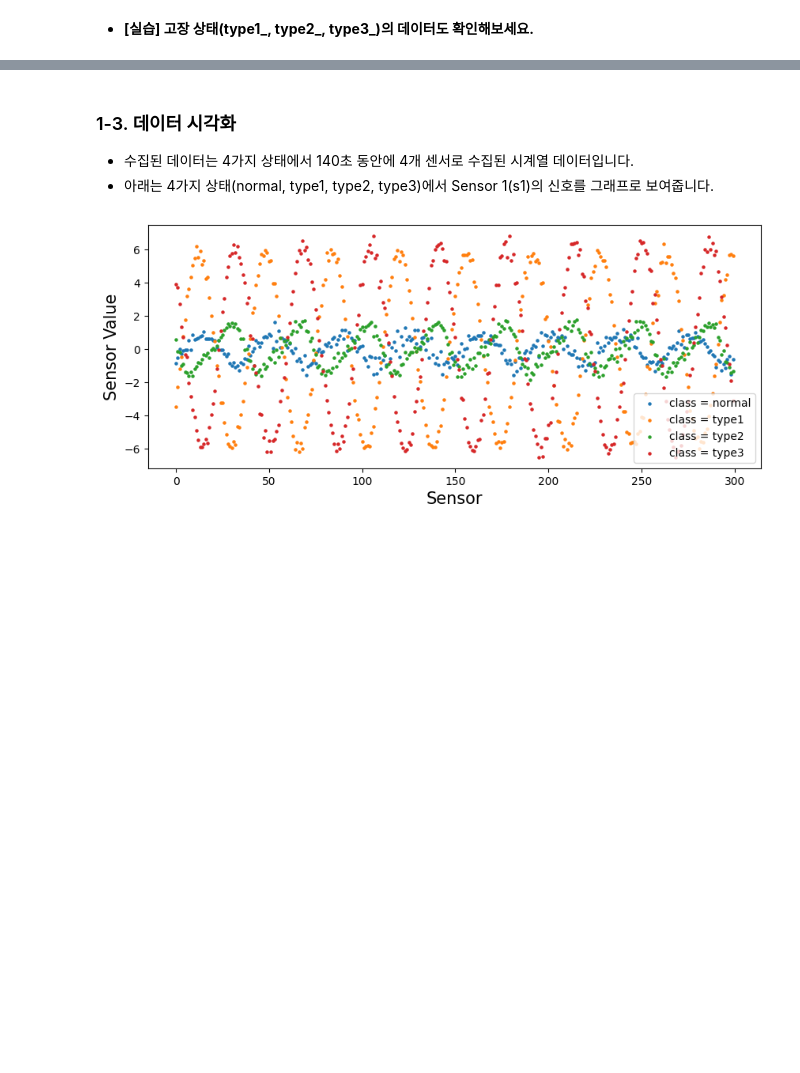
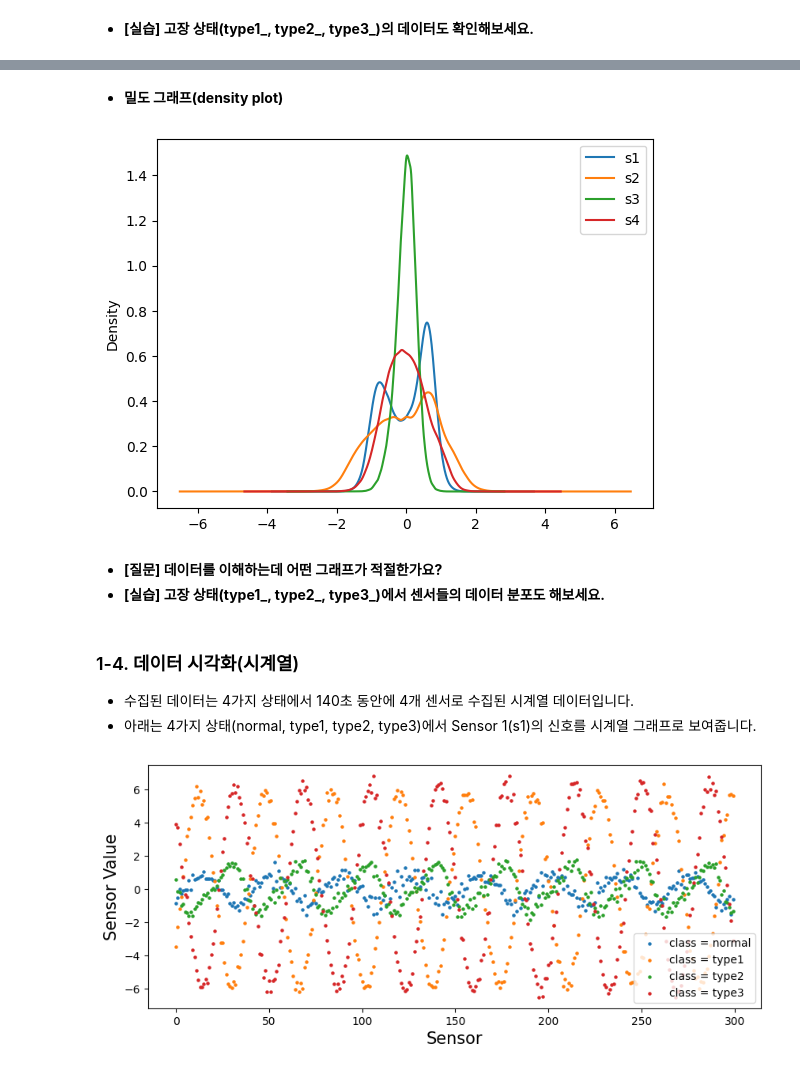
Before and after one commit to jjyjung/ai_mfg, a Jupyter notebook: 회전기계_고장진단_ML실습_v8_small.ipynb, the cells around one changed output, grey strips where cells are left out. Cells and saved outputs as stored; diff of their text form; code cells hidden in the pictures; blank space fills up the shorter version.

```diff
--- a/회전기계_고장진단_ML실습_v8_small.ipynb
+++ b/회전기계_고장진단_ML실습_v8_small.ipynb
@@ -112,7 +151,17 @@ normal_
+# %% [markdown]
+* **밀도 그래프(density plot)**
+# %%
+normal_.plot(kind='density', y=normal_.columns[1:])
+plt.show()
+# %% [output]
+[figure, added]
+# %% [markdown]
+  * **[질문] 데이터를 이해하는데 어떤 그래프가 적절한가요?**
+  * **[실습] 고장 상태(type1_, type2_, type3_)에서 센서들의 데이터 분포도 해보세요.**
 # %% [markdown]
-### 1-3. 데이터 시각화
+### 1-4. 데이터 시각화(시계열)
 * 수집된 데이터는 4가지 상태에서 140초 동안에 4개 센서로 수집된 시계열 데이터입니다.
-* 아래는 4가지 상태(normal, type1, type2, type3)에서 Sensor 1(s1)의 신호를 그래프로 보여줍니다.
+* 아래는 4가지 상태(normal, type1, type2, type3)에서 Sensor 1(s1)의 신호를 시계열 그래프로 보여줍니다.
 # %%
 # 초기 300개의 시계열 가시화하는 함수
 def draw_time_series(ss):
```
Also changed, not shown: parts of 32 cells of this notebook.
